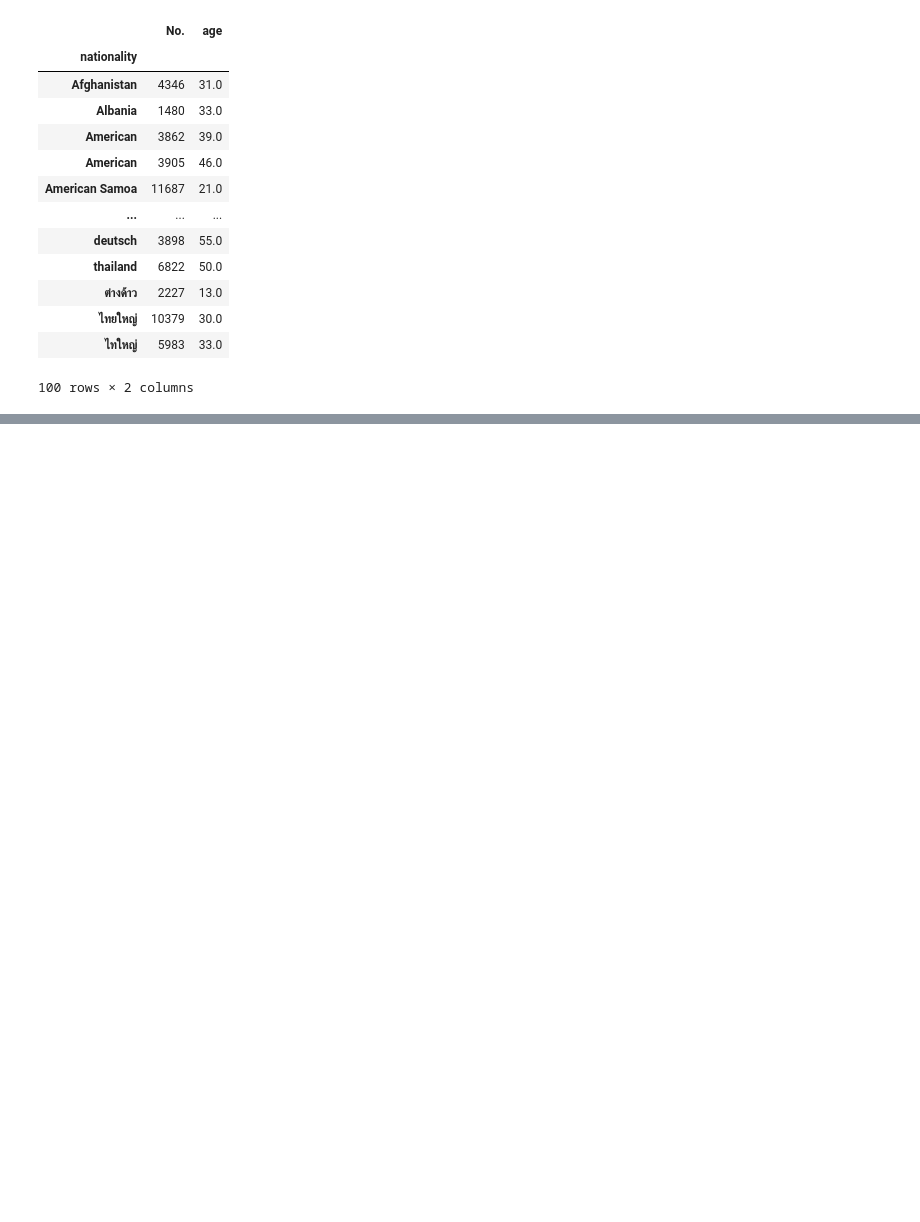
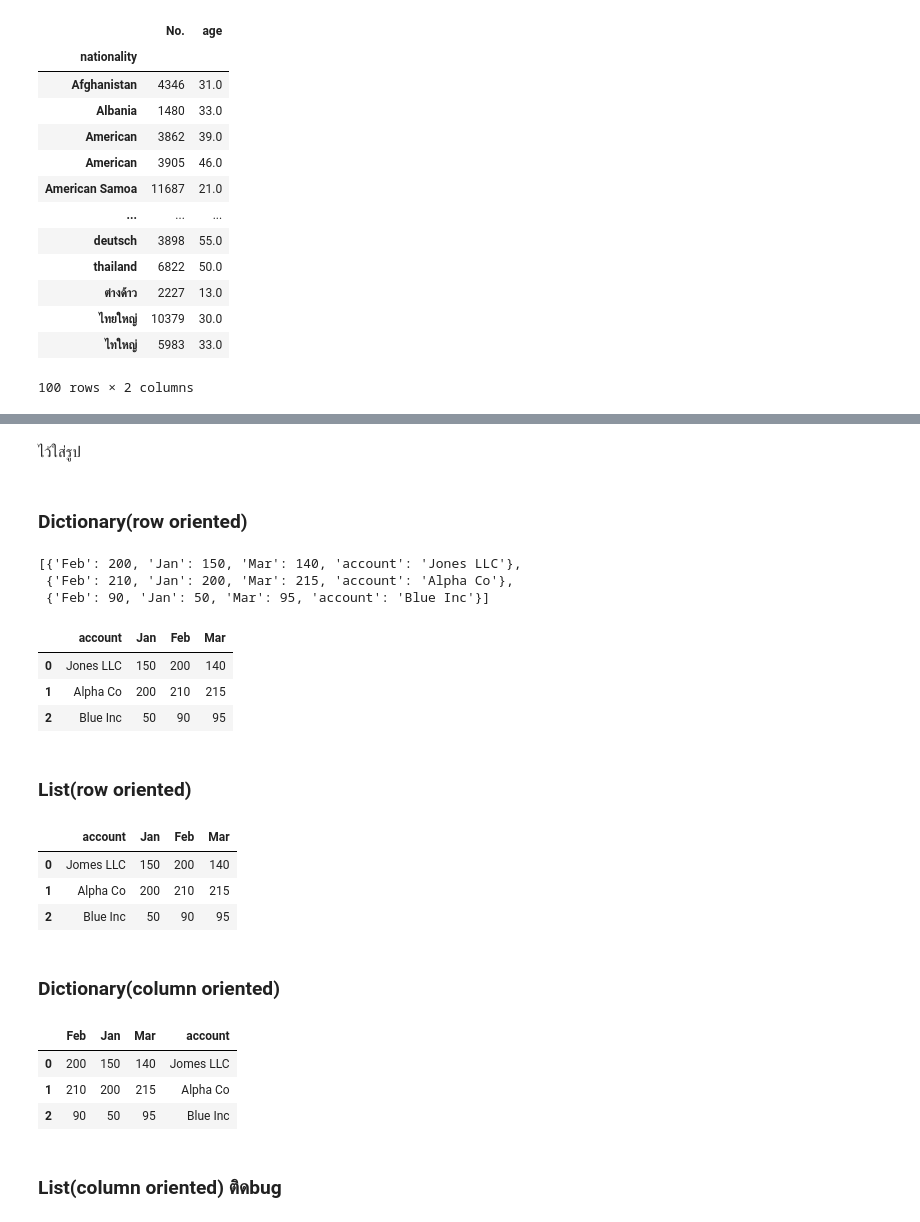
Before and after one commit to Athitiya00/data_viz_2022, a Jupyter notebook: Pandas102.ipynb, the cells around one changed output, grey strips where cells are left out. Saved outputs shown, nothing was run; the diff lists cells and outputs as text; code cells hidden in the pictures; blank space fills up the shorter version.

```diff
--- a/Pandas102.ipynb
+++ b/Pandas102.ipynb
@@ -312,0 +315,4 @@ data_df.groupby('nationality').min(' ')
+# %% [markdown]
+ไว้ใส่รูป
+# %% [markdown]
+### Dictionary(row oriented)
@@ -312,0 +321,20 @@ data_df.groupby('nationality').min(' ')
+# %%
+data_list =  [ {'account':'Jones LLC','Jan':150,'Feb':200,'Mar':140},
+                   {'account':'Alpha Co','Jan':200,'Feb':210,'Mar':215},
+                   {'account':'Blue Inc','Jan':50,'Feb':90,'Mar':95} ]
+# %%
+data_list
+# %% [output]
+[{'Feb': 200, 'Jan': 150, 'Mar': 140, 'account': 'Jones LLC'},
+ {'Feb': 210, 'Jan': 200, 'Mar': 215, 'account': 'Alpha Co'},
+ {'Feb': 90, 'Jan': 50, 'Mar': 95, 'account': 'Blue Inc'}]
+# %%
+df1 = pd.DataFrame(data_list)
+df1
+# %% [output]
+|  | account | Jan | Feb | Mar |
+| 0 | Jones LLC | 150 | 200 | 140 |
+| 1 | Alpha Co | 200 | 210 | 215 |
+| 2 | Blue Inc | 50 | 90 | 95 |
+# %% [markdown]
+### List(row oriented)
@@ -312,0 +346,10 @@ data_df.groupby('nationality').min(' ')
+# %%
+df2 = pd.DataFrame.from_records(data,columns=header)
+df2
+# %% [output]
+|  | account | Jan | Feb | Mar |
+| 0 | Jomes LLC | 150 | 200 | 140 |
+| 1 | Alpha Co | 200 | 210 | 215 |
+| 2 | Blue Inc | 50 | 90 | 95 |
+# %% [markdown]
+### Dictionary(column oriented)
@@ -312,0 +362,10 @@ data_df.groupby('nationality').min(' ')
+# %%
+df3 = pd.DataFrame.from_records(data_dict) #เรียงไม่เหมือนอาจารย์ เนื่องจากคุณสมบัติของตัวdict
+df3
+# %% [output]
+|  | Feb | Jan | Mar | account |
+| 0 | 200 | 150 | 140 | Jomes LLC |
+| 1 | 210 | 200 | 215 | Alpha Co |
+| 2 | 90 | 50 | 95 | Blue Inc |
+# %% [markdown]
+### List(column oriented) ติดbug
```
Also changed, not shown: parts of 12 cells of this notebook.
